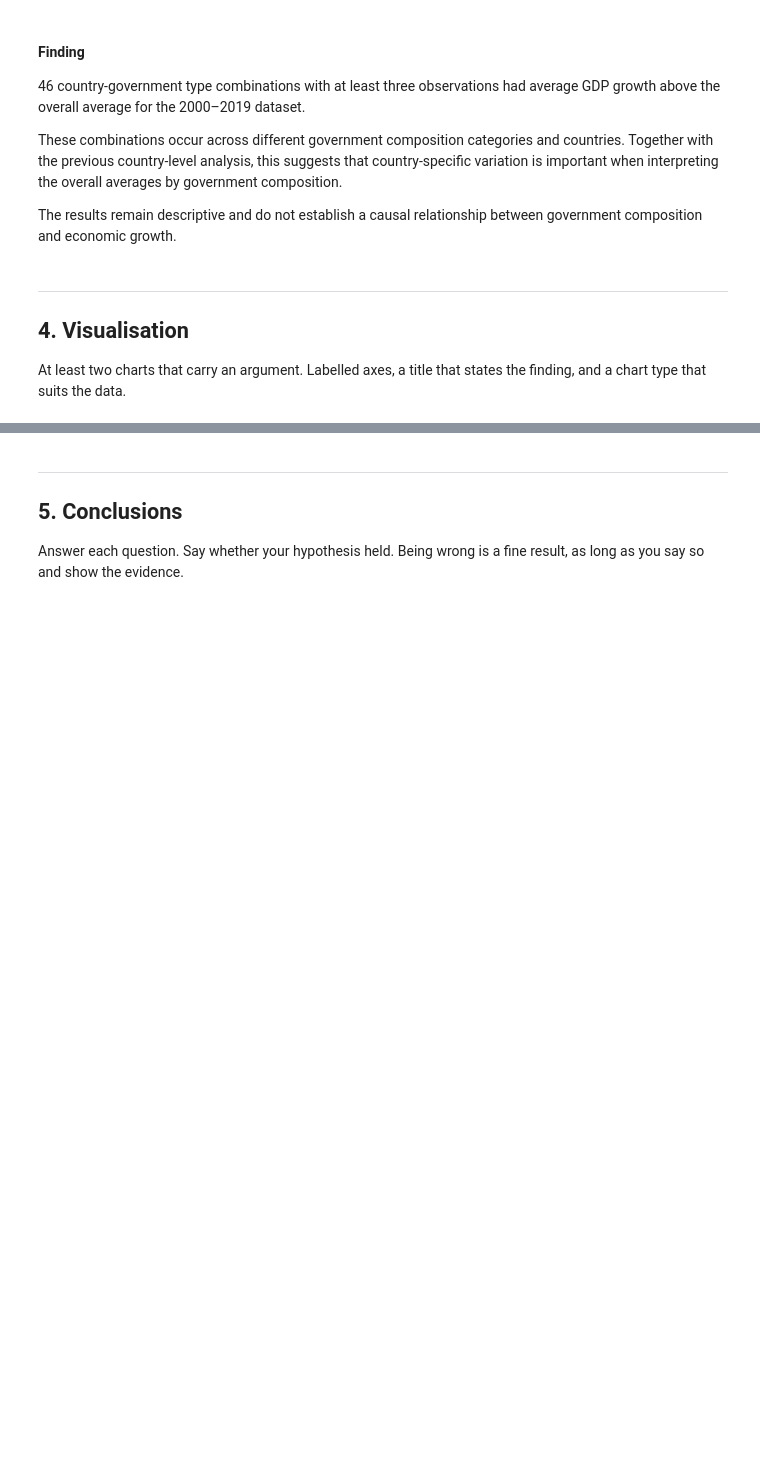
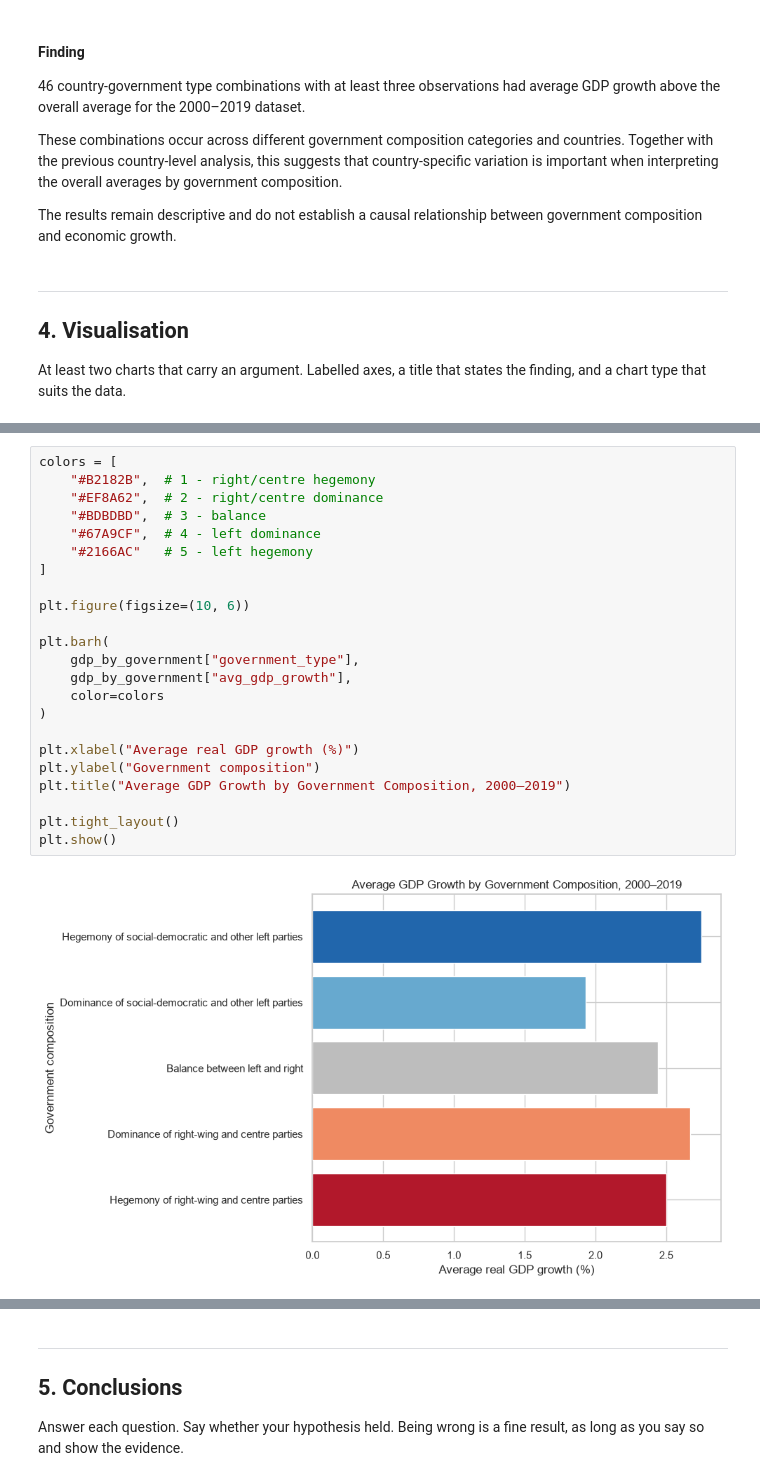
Before and after one commit to rekha-cyber/rekha_branch, a Jupyter notebook: notebooks/03_hypothesis_and_visualization.ipynb, the cells around one changed output, grey strips where cells are left out. Drawn from its saved outputs; the diff is of its cells as text; blank space fills up the shorter version.

Commit message:
Add SQL analysis and economic visualizations

```diff
--- a/notebooks/03_hypothesis_and_visualization.ipynb
+++ b/notebooks/03_hypothesis_and_visualization.ipynb
@@ -362,0 +368,25 @@ At least two charts that carry an argument. Labelled axes, a title that states t
+# %%
+colors = [
+    "#B2182B",  # 1 - right/centre hegemony
+    "#EF8A62",  # 2 - right/centre dominance
+    "#BDBDBD",  # 3 - balance
+    "#67A9CF",  # 4 - left dominance
+    "#2166AC"   # 5 - left hegemony
+]
+
+plt.figure(figsize=(10, 6))
+
+plt.barh(
+    gdp_by_government["government_type"],
+    gdp_by_government["avg_gdp_growth"],
+    color=colors
+)
+
+plt.xlabel("Average real GDP growth (%)")
+plt.ylabel("Government composition")
+plt.title("Average GDP Growth by Government Composition, 2000–2019")
+
+plt.tight_layout()
+plt.show()
+# %% [output]
+[figure, added]
```
Also changed, not shown: parts of 8 cells of this notebook.
